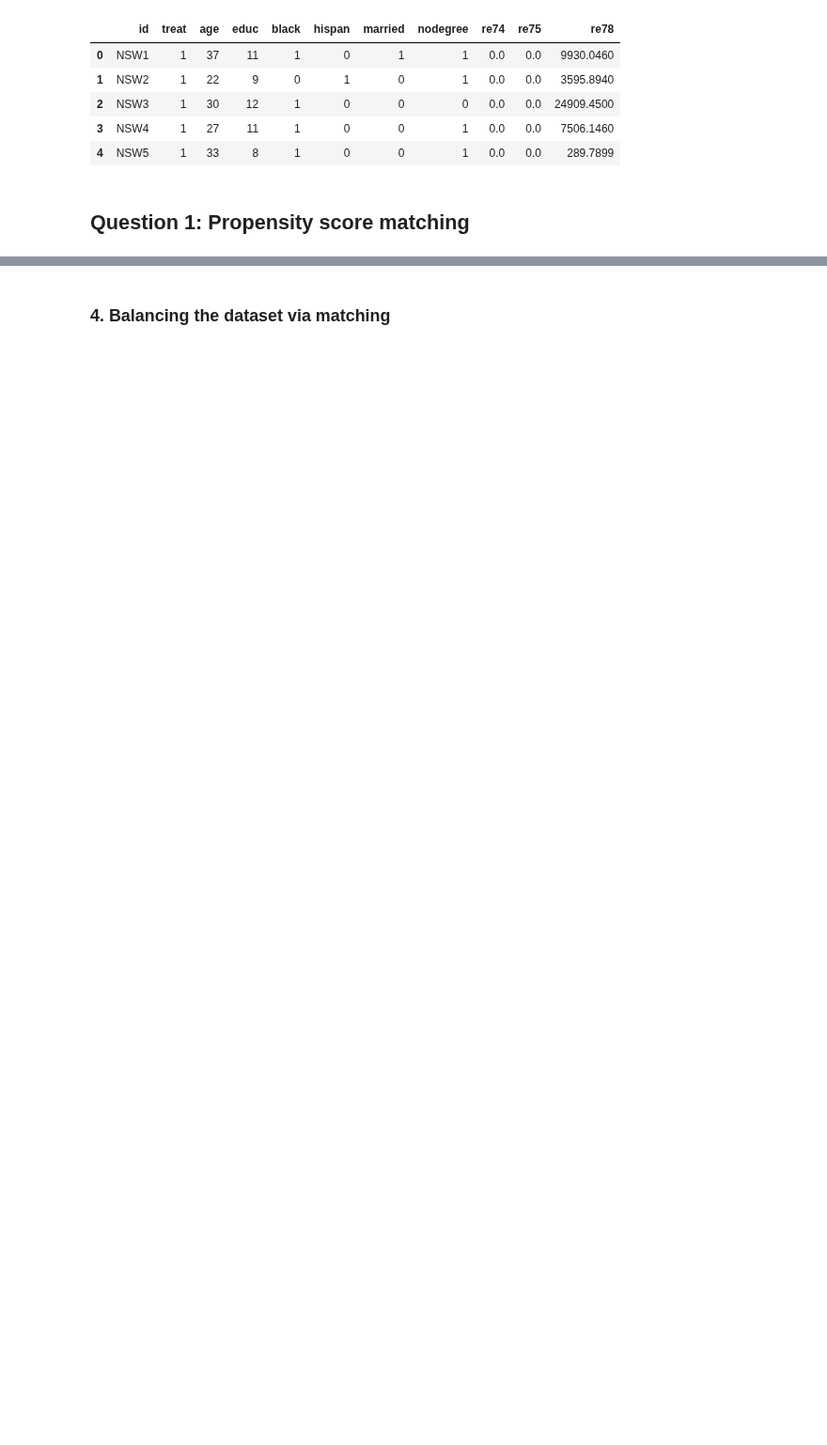
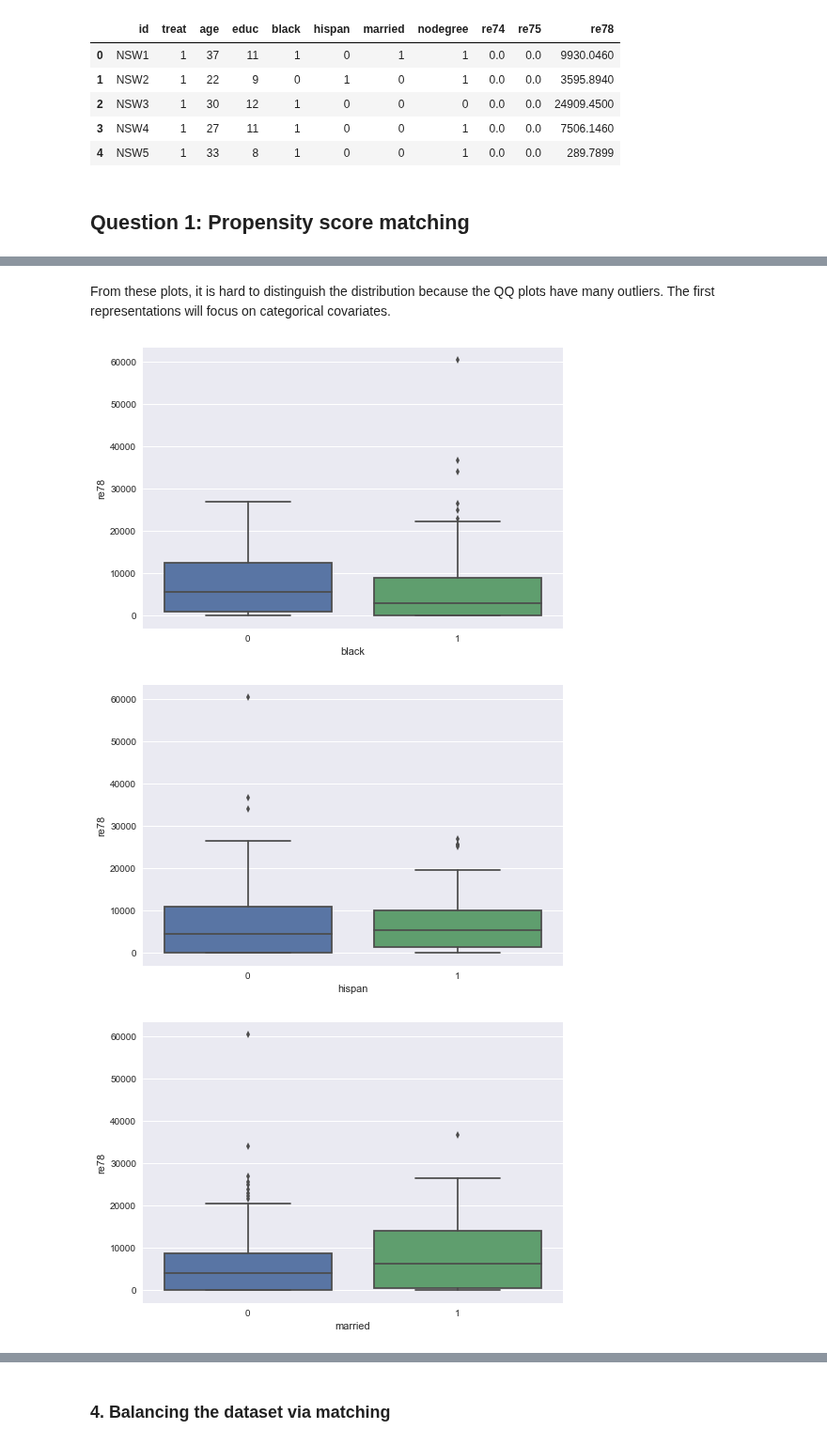
Before and after one commit to GauravPasari/ADA_Group_Tota_Pasari_Prelot, a Jupyter notebook: 04 - Applied ML/Homework4.ipynb, the cells around one changed output, grey strips where cells are left out. Shown at 94% size. Cells and saved outputs as stored; diff of their text form; code cells hidden in the pictures; blank space fills up the shorter version.

```diff
--- a/04 - Applied ML/Homework4.ipynb
+++ b/04 - Applied ML/Homework4.ipynb
@@ -31,0 +98,11 @@ What might a naive "researcher" conclude from this superficial analysis?
+# %% [markdown]
+From these plots, it is hard to distinguish the distribution because the QQ plots have many outliers. The first representations will focus on categorical covariates.
+# %%
+categorical = ['black','hispan','married','nodegree']
+for i in categorical:
+    sns.boxplot(x=i, y="re78", data=df)
+    plt.show()
+# %% [output]
+[figure, added]
+[figure, added]
+[figure, added]
```
Also changed, not shown: parts of 31 cells of this notebook.
